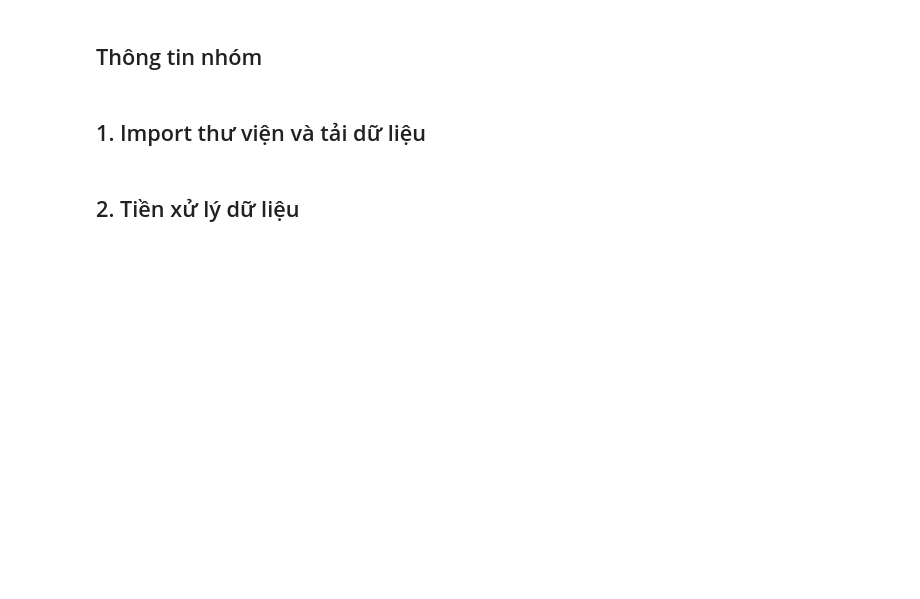
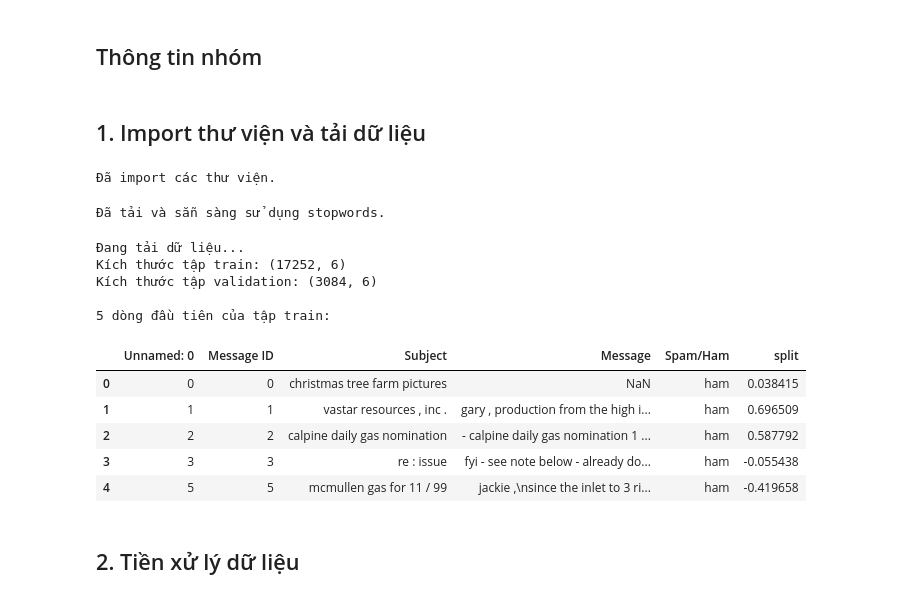
Before and after one commit to khoaoe/HCMUS-MathAI-Lab3-SpamHamClassification, a Jupyter notebook: code/naive_bayes.ipynb, the cells around one changed output. Saved outputs shown, nothing was run; the diff lists cells and outputs as text; code cells hidden in the pictures; blank space fills up the shorter version.

```diff
--- a/code/naive_bayes.ipynb
+++ b/code/naive_bayes.ipynb
@@ -11,17 +11,53 @@ import re
 from collections import Counter, defaultdict
 import math
 import warnings
+import csv
 warnings.filterwarnings('ignore')
+
+print("Đã import các thư viện.")
+# %% [output]
+Đã import các thư viện.
+# %%
+# Lấy danh sách stop words
+import nltk
+
+try:
+    # Thử tìm tài nguyên stopwords
+    nltk.data.find('corpora/stopwords')
+except LookupError:
+    # Nếu không tìm thấy (gây ra LookupError), thì mới tải về
+    print("Tài nguyên stopwords chưa được tải, đang tiến hành tải...")
+    nltk.download('stopwords')
+
+# Bây giờ bạn có thể import và sử dụng một cách an toàn
+from nltk.corpus import stopwords
+stop_words = set(stopwords.words('english'))
+
+print("Đã tải và sẵn sàng sử dụng stopwords.")
+# %% [output]
+Đã tải và sẵn sàng sử dụng stopwords.
 # %%
 # Đọc dữ liệu
 print("Đang tải dữ liệu...")
-train_data = pd.read_csv('train.csv')
-val_data = pd.read_csv('val.csv')
+train_data = pd.read_csv('train.csv',  on_bad_lines='skip', engine='python')
+val_data = pd.read_csv('val.csv',  on_bad_lines='skip', engine='python')
 
 print(f"Kích thước tập train: {train_data.shape}")
 print(f"Kích thước tập validation: {val_data.shape}")
 print("\n5 dòng đầu tiên của tập train:")
-print(train_data.head())
+train_data.head()
+# %% [output]
+Đang tải dữ liệu...
+Kích thước tập train: (17252, 6)
+Kích thước tập validation: (3084, 6)
+
+5 dòng đầu tiên của tập train:
+|  | Unnamed: 0 | Message ID | Subject | Message | Spam/Ham | split |
+| 0 | 0 | 0 | christmas tree farm pictures | NaN | ham | 0.038415 |
+| 1 | 1 | 1 | vastar resources , inc . | gary , production from the high i... | ham | 0.696509 |
+| 2 | 2 | 2 | calpine daily gas nomination | - calpine daily gas nomination 1 ... | ham | 0.587792 |
+| 3 | 3 | 3 | re : issue | fyi - see note below - already do... | ham | -0.055438 |
+| 4 | 5 | 5 | mcmullen gas for 11 / 99 | jackie ,\nsince the inlet to 3 ri... | ham | -0.419658 |
 # %% [markdown]
 ## 2. Tiền xử lý dữ liệu
 # %% [markdown]
```
Also changed, not shown: parts of 16 cells of this notebook.
